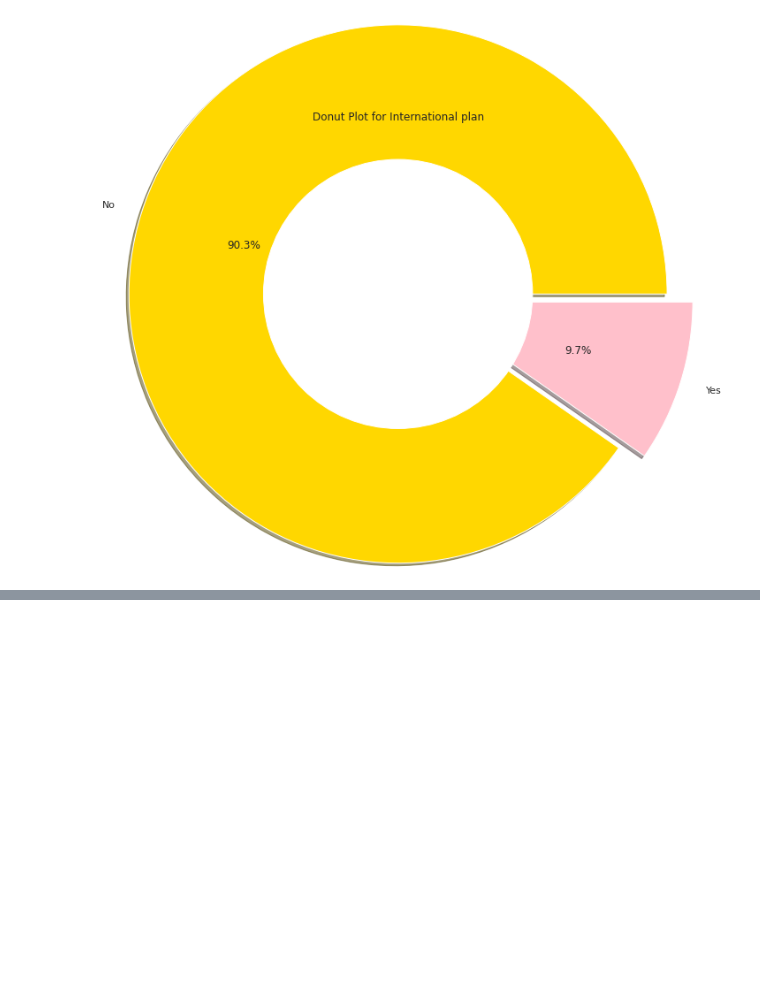
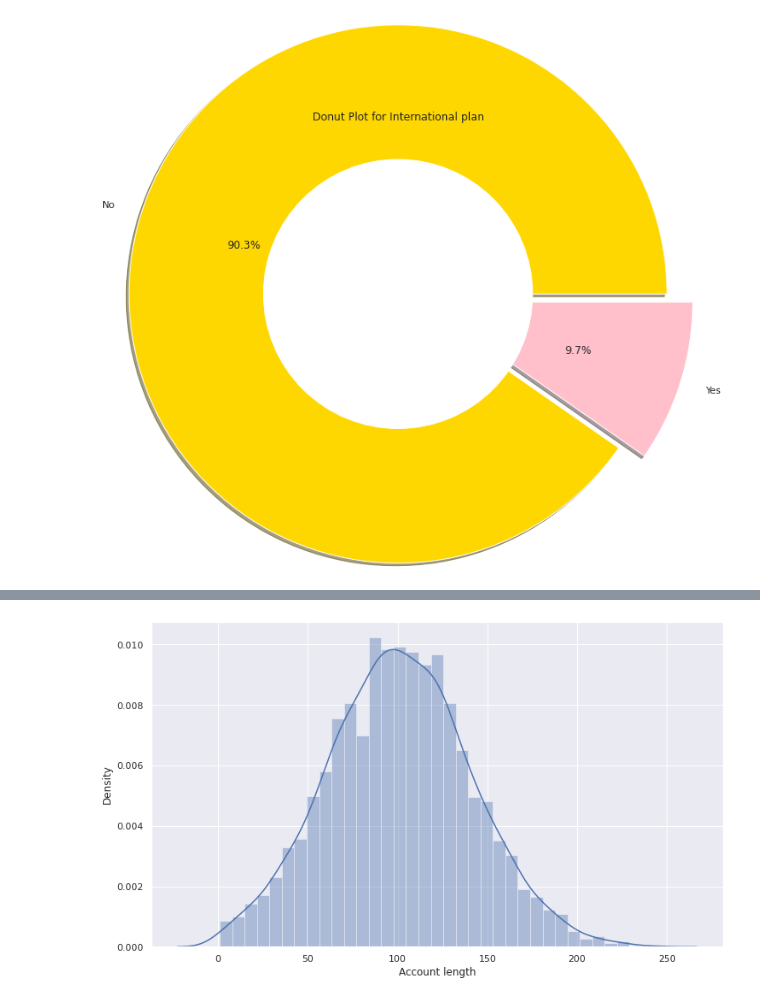
Before and after one commit to Rahul4RJ/rahul-mukharjee, a Jupyter notebook: Telecom_Churn_Analysis_Capstone_Project.ipynb, the cells around one changed output, grey strips where cells are left out. Saved outputs shown, nothing was run; the diff lists cells and outputs as text; code cells hidden in the pictures; blank space fills up the shorter version.

```diff
--- a/Telecom_Churn_Analysis_Capstone_Project.ipynb
+++ b/Telecom_Churn_Analysis_Capstone_Project.ipynb
@@ -380,0 +397,6 @@ plt.show()
+# %%
+#Account length vs Churn
+sns.distplot(telecom_df['Account length'])
+plt.show()
+# %% [output]
+[figure, added]
```
Also changed, not shown: parts of 57 cells of this notebook.
